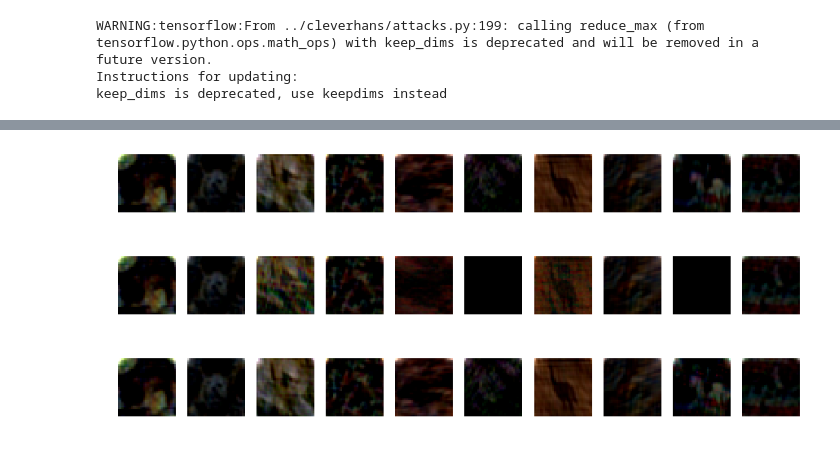
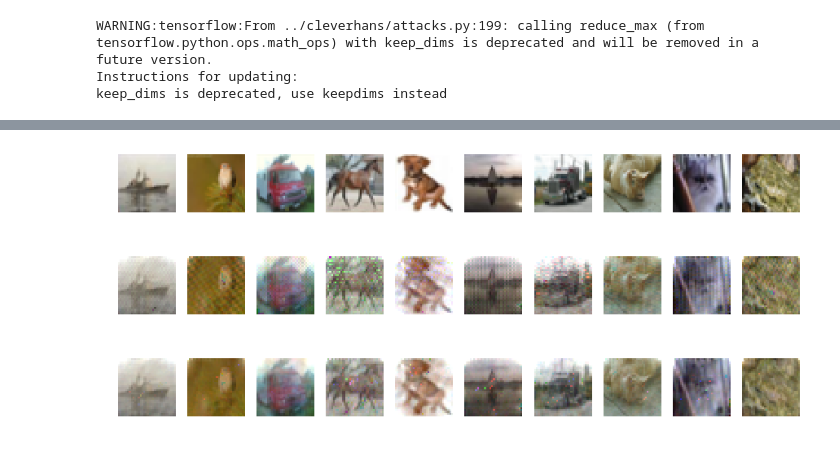
Before and after one commit to jasjeetIM/recovering_compressible_signals, a Jupyter notebook: notebooks/CIFAR-l0.ipynb, the cells around one changed output, grey strips where cells are left out. Saved outputs shown, nothing was run; the diff lists cells and outputs as text; code cells hidden in the pictures.

```diff
--- a/notebooks/CIFAR-l0.ipynb
+++ b/notebooks/CIFAR-l0.ipynb
@@ -188,22 +173,6 @@ JSMA: 35.00000
 # %%
 n = 32
 k=75
-# %%
-clean_reg = np.zeros(reg_data.shape)
-for i in range(num_test_samples):
-    f_x_r = dct(reg_data[i,:,:,0].flatten(),norm='ortho').reshape(int(n),int(n))
-    f_x_g = dct(reg_data[i,:,:,1].flatten(),norm='ortho').reshape(int(n),int(n))
-    f_x_b = dct(reg_data[i,:,:,2].flatten(),norm='ortho').reshape(int(n),int(n))
-    top_k_r = get_top_k(f_x_r,k=k)
-    top_k_g = get_top_k(f_x_g,k=k)
-    top_k_b = get_top_k(f_x_b,k=k)
-    f_recon_r = idct(top_k_r.flatten(),norm='ortho').reshape(int(n),int(n))
-    f_recon_g = idct(top_k_g.flatten(),norm='ortho').reshape(int(n),int(n))
-    f_recon_b = idct(top_k_b.flatten(),norm='ortho').reshape(int(n),int(n))
-
-    clean_reg[i,:,:,0]= f_recon_r
-    clean_reg[i,:,:,1]= f_recon_g
-    clean_reg[i,:,:,2]= f_recon_b
 # %%
 avg=0.0
 ratios = []
@@ -229,3 +196,5 @@ print(avg/1000, max(ratios), min(ratios))
+# %%
+n=32
 # %%
 %%capture eleven
 #Reconstruct CW-l0
@@ -237,14 +206,14 @@ for i in range(num_test_samples):
     t_r = len(np.where(np.abs(x_adv_r - reg_data[i,:,:,0].flatten()) > 0.0001)[0])
     t_g = len(np.where(np.abs(x_adv_g - reg_data[i,:,:,1].flatten()) > 0.0001)[0])
     t_b = len(np.where(np.abs(x_adv_b - reg_data[i,:,:,2].flatten()) > 0.0001)[0])
-    x_hat_r,_ = iht(x_adv_r,t_r, T=100,k=75)
-    x_hat_g,_ = iht(x_adv_g,t_g, T=100,k=75)
-    x_hat_b,_ = iht(x_adv_b,t_b, T=100,k=75)
+    x_hat_r,_ = iht(x_adv_r,t_r, T=100,k=500)
+    x_hat_g,_ = iht(x_adv_g,t_g, T=100,k=500)
+    x_hat_b,_ = iht(x_adv_b,t_b, T=100,k=500)
     clean_cwl0_iht[i,:,:,0]= idct(x_hat_r.flatten(),norm='ortho').reshape(n,n)
     clean_cwl0_iht[i,:,:,1]= idct(x_hat_g.flatten(),norm='ortho').reshape(n,n)
     clean_cwl0_iht[i,:,:,2]= idct(x_hat_b.flatten(),norm='ortho').reshape(n,n)
 # %%
-%%capture twelve
+#%%capture twelve
 #Reconstruct CW-l0
 clean_jsma_iht = np.zeros(jsma_data.shape)
 for i in range(num_test_samples):
@@ -254,10 +223,9 @@ for i in range(num_test_samples):
     t_r = len(np.where(np.abs(x_adv_r - reg_data[i,:,:,0].flatten()) > 0.0001)[0])
     t_g = len(np.where(np.abs(x_adv_g - reg_data[i,:,:,1].flatten()) > 0.0001)[0])
     t_b = len(np.where(np.abs(x_adv_b - reg_data[i,:,:,2].flatten()) > 0.0001)[0])
-    print(t_r,t_g,t_b)
-    x_hat_r,_ = iht(x_adv_r,t_r, T=100,k=75)
-    x_hat_g,_ = iht(x_adv_g,t_g, T=100,k=75)
-    x_hat_b,_ = iht(x_adv_b,t_b, T=100,k=75)
+    x_hat_r,_ = iht(x_adv_r,t_r, T=100,k=500)
+    x_hat_g,_ = iht(x_adv_g,t_g, T=100,k=500)
+    x_hat_b,_ = iht(x_adv_b,t_b, T=100,k=500)
     clean_jsma_iht[i,:,:,0]= idct(x_hat_r.flatten(),norm='ortho').reshape(n,n)
     clean_jsma_iht[i,:,:,1]= idct(x_hat_g.flatten(),norm='ortho').reshape(n,n)
     clean_jsma_iht[i,:,:,2]= idct(x_hat_b.flatten(),norm='ortho').reshape(n,n)
@@ -266,13 +234,13 @@ for i in range(num_test_samples):
 np.save('data/clean_cifar10_cwl0_l0-iht', clean_cwl0_iht)
 np.save('data/clean_cifar10_jsma_l0-iht', clean_jsma_iht)
 # %%
-visualize(clean_reg[x_vis].reshape(-1,*input_shape), 10, '../figures/reg-test-cifar10_l0')
+visualize(reg_data[x_vis].reshape(-1,*input_shape), 10, '../figures/reg-test-cifar10_l0')
 visualize(clean_cwl0_iht[x_vis].reshape(-1,*input_shape), 10, '../figures/cwl0-clean-cifar10_l0-iht')
 visualize(clean_jsma_iht[x_vis].reshape(-1,*input_shape), 10, '../figures/jsma-clean-cifar10_l0-iht')
 # %% [output]
-[figure, old version]
+[figure, new version]
-[figure, old version]
+[figure, new version]
-[figure, old version]
+[figure, new version]
 # %%
 print ('Model Accuracy Reconstructed CW-l0: %.5f' % (model.model.evaluate(clean_cwl0_iht,model.test_labels[test_indices])[1]))
 print ('Model Accuracy Reconstructed JSMA: %.5f' % (model.model.evaluate(clean_jsma_iht,model.test_labels[test_indices])[1]))
```
Also changed, not shown: parts of 34 cells of this notebook, 3 other files.
